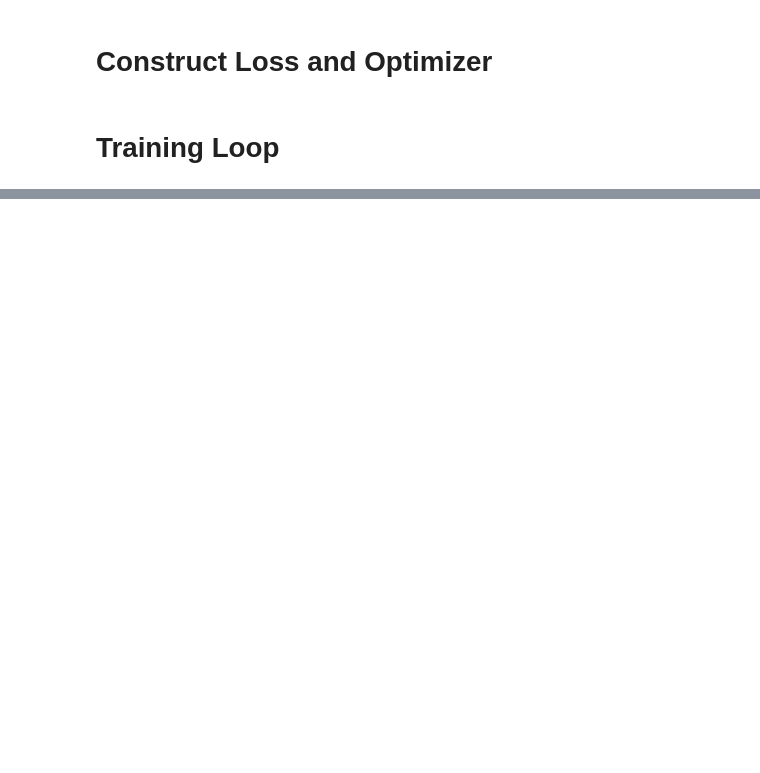
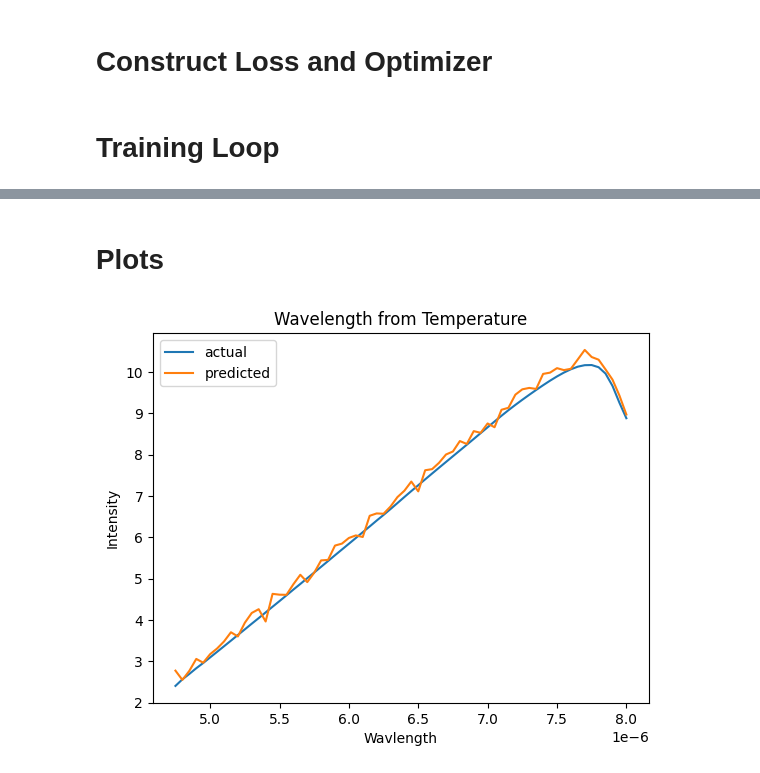
Before and after one commit to iAmBrig12/REU_AI_Thermography, a Jupyter notebook: dt_nn.ipynb, the cells around one changed output, grey strips where cells are left out. Drawn from its saved outputs; the diff is of its cells as text; code cells hidden in the pictures; blank space fills up the shorter version.

```diff
--- a/dt_nn.ipynb
+++ b/dt_nn.ipynb
@@ -26,7 +27,7 @@ spectrum_test = spectrum_test.multiply(scale)
 # determine direction and set train and test data
 # 1 - temp to spectrum
 # 0 - spectrum to temp
-direction = 0
+direction = 1
 
 if direction:
     X_train = temp_train
@@ -65,10 +66,16 @@ _, output_size = y.shape
 class Net(nn.Module):
     def __init__(self, input_size, output_size):
         super(Net, self).__init__()
-        self.lin1 = nn.Linear(input_size, output_size)
+        self.lin1 = nn.Linear(input_size, 128)
+        self.lin2 = nn.Linear(128, 128)
+        self.lin3 = nn.Linear(128, 128)
+        self.lin4 = nn.Linear(128, output_size)
 
     def forward(self, x):
-        output = self.lin1(x)
+        output = F.leaky_relu(self.lin1(x))
+        output = F.leaky_relu(self.lin2(output))
+        output = F.leaky_relu(self.lin3(output))
+        output = self.lin4(output)
         return output
 # %%
-model = Net(input_size, output_size)
+model = Net(input_size=input_size, output_size=output_size)
@@ -115,0 +119,28 @@ epoch: 100, w = nan, loss = nan
+# %% [markdown]
+# Plots
+# %%
+pred = model(df_to_tensor(X_test))
+pred = pd.DataFrame(pred.detach().numpy())
+
+actual = y_test
+# %%
+import matplotlib.pyplot as plt
+import random
+
+index = random.randint(0, len(actual))
+plt.plot(y_train.columns, actual.values[index], label='actual')
+plt.plot(y_train.columns, pred.values[index],  label='predicted')
+
+if direction:
+    plt.title("Wavelength from Temperature")
+    plt.xlabel("Wavlength")
+    plt.ylabel("Intensity")
+else:
+    plt.title("Temperature from Wavelength")
+    plt.xlabel("Layer")
+    plt.ylabel("Temperature (K)")
+
+plt.legend()
+plt.show()
+# %% [output]
+[figure, added]
```
Also changed, not shown: parts of 4 cells of this notebook, 1 other file.
